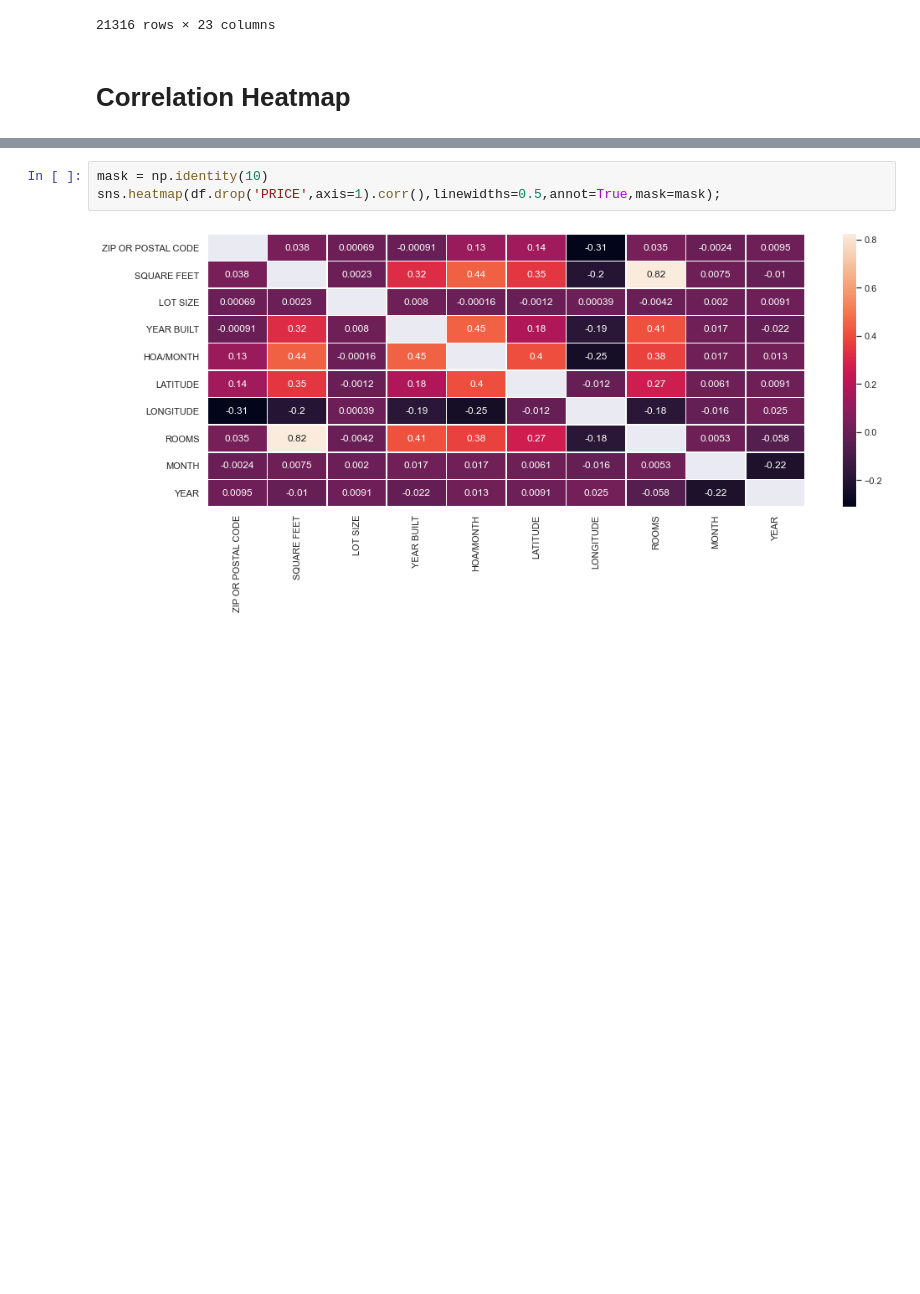
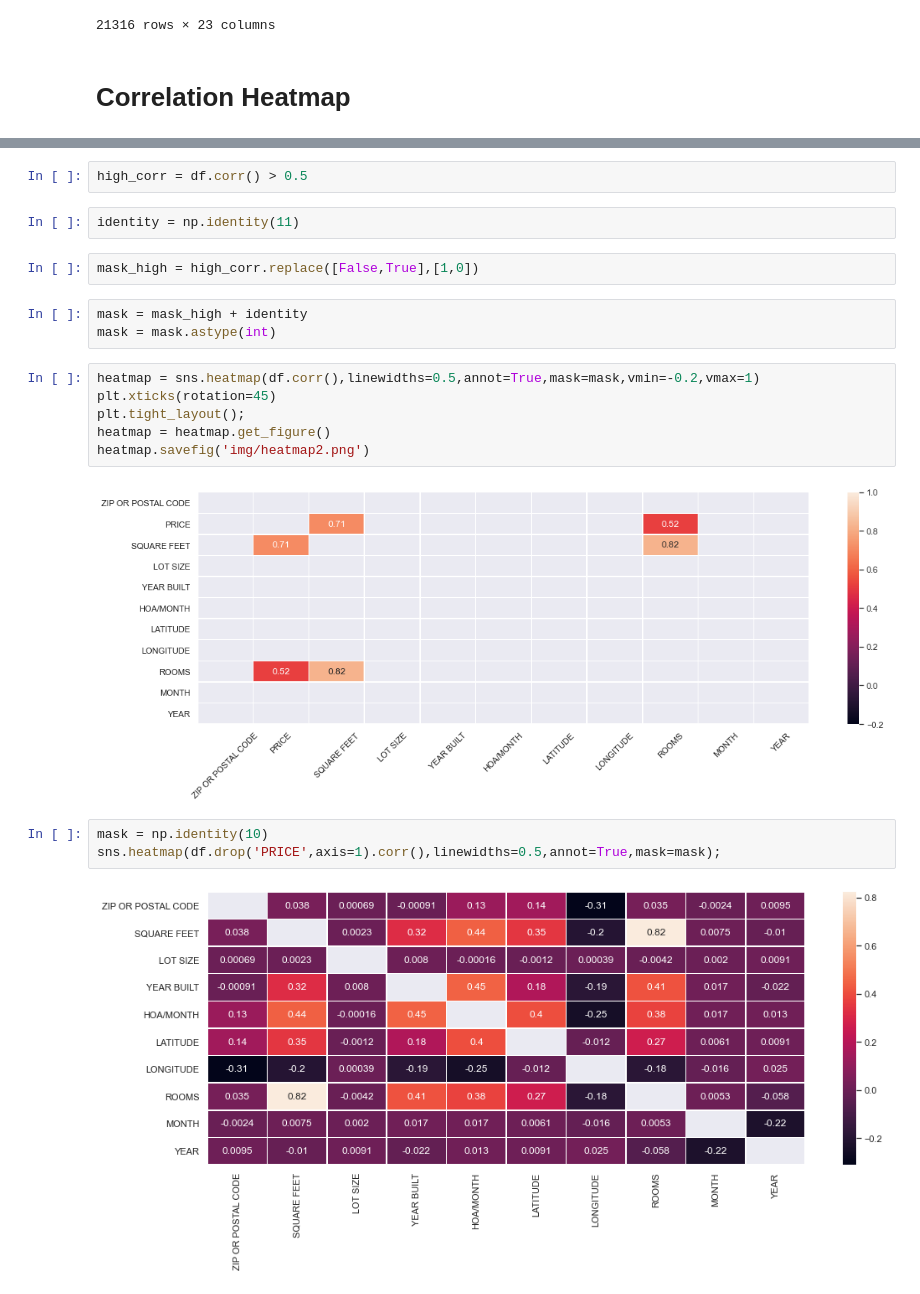
Before and after one commit to randallb15/PredictingSAHomeValues, a Jupyter notebook: EDA.ipynb, the cells around one changed output, grey strips where cells are left out. Cells and saved outputs as stored; diff of their text form; blank space fills up the shorter version.

```diff
--- a/EDA.ipynb
+++ b/EDA.ipynb
@@ -266,3 +266,20 @@ heatmap.savefig('img/heatmap.png')
+# %%
+high_corr = df.corr() > 0.5
+# %%
+identity = np.identity(11)
+# %%
+mask_high = high_corr.replace([False,True],[1,0])
+# %%
+mask = mask_high + identity
+mask = mask.astype(int)
+# %%
+heatmap = sns.heatmap(df.corr(),linewidths=0.5,annot=True,mask=mask,vmin=-0.2,vmax=1)
+plt.xticks(rotation=45)
+plt.tight_layout();
+heatmap = heatmap.get_figure()
+heatmap.savefig('img/heatmap2.png')
+# %% [output]
+[figure, added]
 # %%
 mask = np.identity(10)
 sns.heatmap(df.drop('PRICE',axis=1).corr(),linewidths=0.5,annot=True,mask=mask);
```
Also changed, not shown: parts of 1 cell of this notebook, 2 other files.
